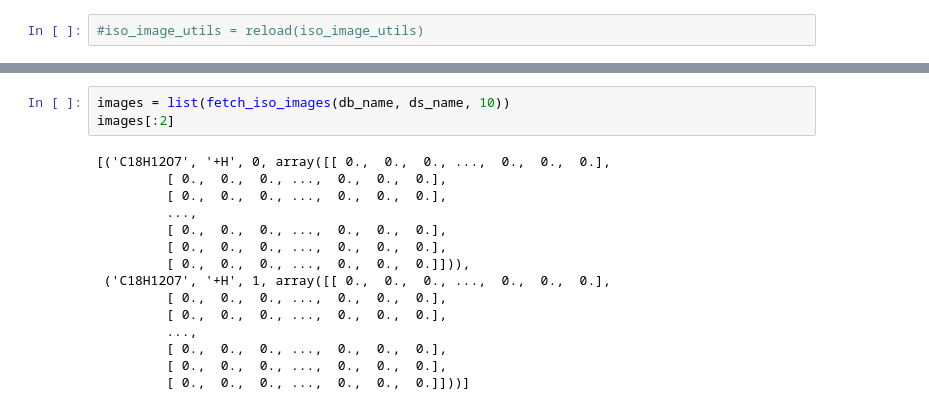
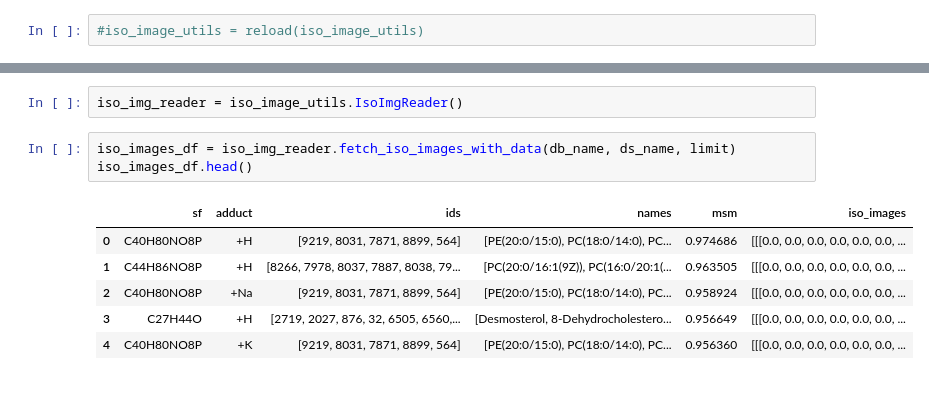
Before and after one commit to metaspace2020/metaspace, a Jupyter notebook: metaspace/python-client/example/iso_img_retrieval.ipynb, the cells around one changed output, grey strips where cells are left out. Cells and saved outputs as stored; diff of their text form.

```diff
--- a/metaspace/python-client/example/iso_img_retrieval.ipynb
+++ b/metaspace/python-client/example/iso_img_retrieval.ipynb
@@ -31,18 +19,12 @@ C25H28N6O +H 1 (135, 98)
-# %%
-images = list(fetch_iso_images(db_name, ds_name, 10))
-images[:2]
-# %% [output]
-[('C18H12O7', '+H', 0, array([[ 0.,  0.,  0., ...,  0.,  0.,  0.],
-         [ 0.,  0.,  0., ...,  0.,  0.,  0.],
-         [ 0.,  0.,  0., ...,  0.,  0.,  0.],
-         ...,
-         [ 0.,  0.,  0., ...,  0.,  0.,  0.],
-         [ 0.,  0.,  0., ...,  0.,  0.,  0.],
-         [ 0.,  0.,  0., ...,  0.,  0.,  0.]])),
- ('C18H12O7', '+H', 1, array([[ 0.,  0.,  0., ...,  0.,  0.,  0.],
-         [ 0.,  0.,  0., ...,  0.,  0.,  0.],
-         [ 0.,  0.,  0., ...,  0.,  0.,  0.],
-         ...,
-         [ 0.,  0.,  0., ...,  0.,  0.,  0.],
-         [ 0.,  0.,  0., ...,  0.,  0.,  0.],
-         [ 0.,  0.,  0., ...,  0.,  0.,  0.]]))]
+# %%
+iso_img_reader = iso_image_utils.IsoImgReader()
+# %%
+iso_images_df = iso_img_reader.fetch_iso_images_with_data(db_name, ds_name, limit)
+iso_images_df.head()
+# %% [output]
+|  | sf | adduct | ids | names | msm | iso_images |
+| 0 | C40H80NO8P | +H | [9219, 8031, 7871, 8899, 564] | [PE(20:0/15:0), PC(18:0/14:0), PC... | 0.974686 | [[[0.0, 0.0, 0.0, 0.0, 0.0, 0.0, ... |
+| 1 | C44H86NO8P | +H | [8266, 7978, 8037, 7887, 8038, 79... | [PC(20:0/16:1(9Z)), PC(16:0/20:1(... | 0.963505 | [[[0.0, 0.0, 0.0, 0.0, 0.0, 0.0, ... |
+| 2 | C40H80NO8P | +Na | [9219, 8031, 7871, 8899, 564] | [PE(20:0/15:0), PC(18:0/14:0), PC... | 0.958924 | [[[0.0, 0.0, 0.0, 0.0, 0.0, 0.0, ... |
+| 3 | C27H44O | +H | [2719, 2027, 876, 32, 6505, 6560,... | [Desmosterol, 8-Dehydrocholestero... | 0.956649 | [[[0.0, 0.0, 0.0, 0.0, 0.0, 0.0, ... |
+| 4 | C40H80NO8P | +K | [9219, 8031, 7871, 8899, 564] | [PE(20:0/15:0), PC(18:0/14:0), PC... | 0.956360 | [[[0.0, 0.0, 0.0, 0.0, 0.0, 0.0, ... |
```
Also changed, not shown: parts of 9 cells of this notebook, 1 other file.
